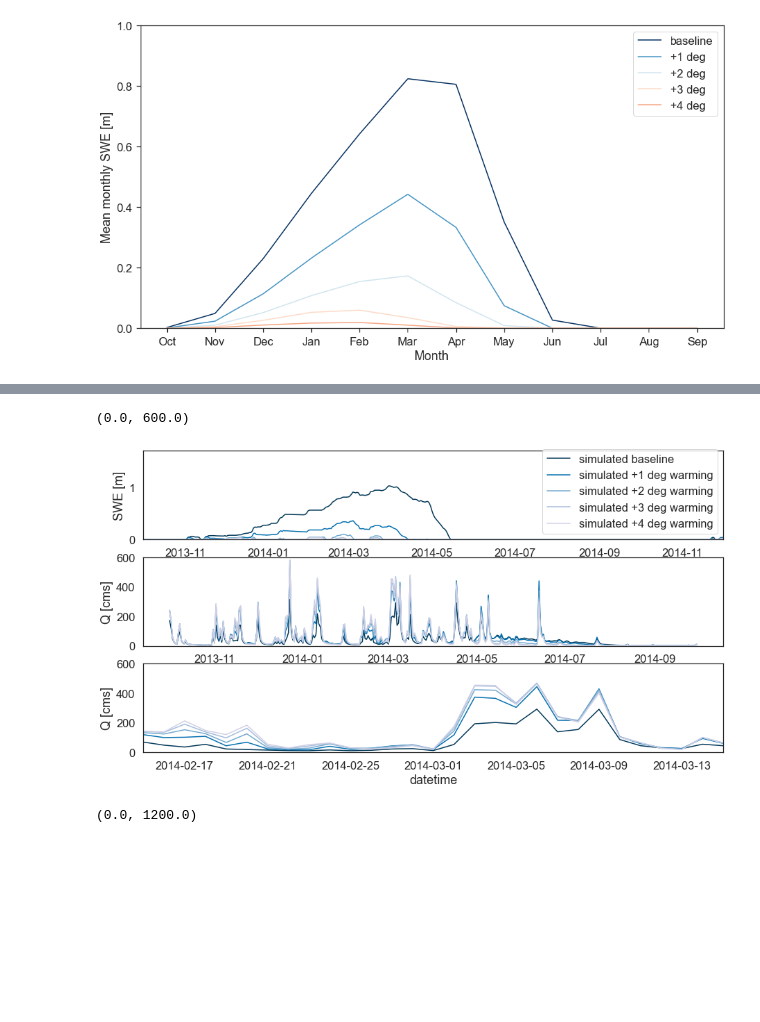
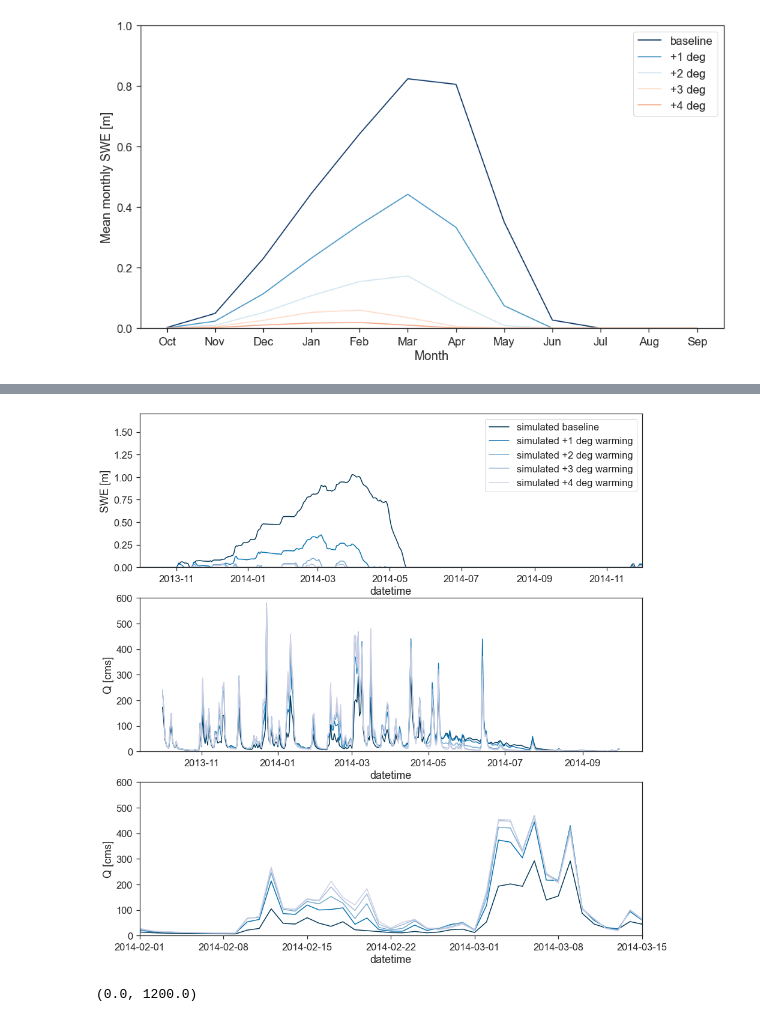
Before and after one commit to NCristea/Snow_SCL, a Jupyter notebook: plots_for_manuscript_final.ipynb, the cells around one changed output, grey strips where cells are left out. Drawn from its saved outputs; the diff is of its cells as text; code cells hidden in the pictures; blank space fills up the shorter version.

Commit message:
fixed some plotting code for manuscript

```diff
--- a/plots_for_manuscript_final.ipynb
+++ b/plots_for_manuscript_final.ipynb
@@ -311,7 +311,7 @@ period_all_model_monthly_mean_plot_4deg
 | 10 | 0.080444 | 0.000000 | 17.972117 | 23.728722 | 12.737410 | 0.108439 | 67.472578 | 49.258668 | 57.326309 | ... |
 | 11 | 0.209622 | 0.000000 | 14.397609 | 19.517752 | 10.148656 | 0.261714 | 60.163186 | 45.734357 | 51.820186 | ... |
 # %%
-f, axes = plt.subplots(3, 1, figsize=(15, 8))
+f, axes = plt.subplots(3, 1, figsize=(15, 16))
 # https://gist.github.com/hbristow/f48b0d1e15d8cf67789a
 #sns.color_palette("ch:s=.25,rot=-.25", as_cmap=True)
 # ----------------------------------------------------------------------------
@@ -320,7 +320,7 @@ f, axes = plt.subplots(3, 1, figsize=(15, 8))
 sns.set_context("paper")
 sns.set(font_scale=1.5)
 sns.set_style("whitegrid")
-sns.set_style("ticks")
+
 
 blue    = ['#023858', '#045a8d', '#0570b0', '#3690c0', '#74a9cf', '#a6bddb', '#d0d1e6', '#ece7f2', '#fff7fb']
 
@@ -337,37 +337,36 @@ axes[0].set_ylabel('SWE [m]')
 
 wy = '2014'
 #sns.lineplot(x='datetime', y = 'Q_cms', label = 'observed', data = flow_obs_by_wy.get_group('2008'), ax=axes[1])
 sns.lineplot(x='datetime', y = 'Q_cms', data = flow_model_prism_delta_05_by_wy.get_group(wy), ax=axes[1], color = blue[0])
 sns.lineplot(x='datetime', y = 'Q_cms', data = flow_model_prism_delta_05_1deg_by_wy.get_group(wy), ax=axes[1], color = blue[2])
 sns.lineplot(x='datetime', y = 'Q_cms', data = flow_model_prism_delta_05_2deg_by_wy.get_group(wy), ax=axes[1], color = blue[4])
 sns.lineplot(x='datetime', y = 'Q_cms', data = flow_model_prism_delta_05_3deg_by_wy.get_group(wy), ax=axes[1], color = blue[5])
 sns.lineplot(x='datetime', y = 'Q_cms', data = flow_model_prism_delta_05_4deg_by_wy.get_group(wy), ax=axes[1], color = blue[6])
 
 axes[1].set_ylabel('Q [cms]')
 axes[1].set_ylim([0, 600])
 axes[0].set_xlim([datetime(2013, 10, 1), datetime(2014, 12, 1)])
 
 wy = '2014'
 #sns.lineplot(x='datetime', y = 'Q_cms', label = 'observed', data = flow_obs_by_wy.get_group('2008'), ax=axes[1])
 sns.lineplot(x='datetime', y = 'Q_cms', data = flow_model_prism_delta_05_by_wy.get_group(wy), ax=axes[2], color = blue[0])
 sns.lineplot(x='datetime', y = 'Q_cms', data = flow_model_prism_delta_05_1deg_by_wy.get_group(wy), ax=axes[2], color = blue[2])
 sns.lineplot(x='datetime', y = 'Q_cms', data = flow_model_prism_delta_05_2deg_by_wy.get_group(wy), ax=axes[2], color = blue[4])
 sns.lineplot(x='datetime', y = 'Q_cms', data = flow_model_prism_delta_05_3deg_by_wy.get_group(wy), ax=axes[2], color = blue[5])
 sns.lineplot(x='datetime', y = 'Q_cms', data = flow_model_prism_delta_05_4deg_by_wy.get_group(wy), ax=axes[2], color = blue[6])
 
 #axes[2].set_xlim([datetime(2014, 3, 1), datetime(2014, 3, 15)])
-axes[2].set_xlim([datetime(2014, 2, 15), datetime(2014, 3, 15)])
+axes[2].set_xlim([datetime(2014, 2, 1), datetime(2014, 3, 15)])
 axes[2].set_ylabel('Q [cms]')
 axes[2].set_ylim([0, 600])
 
 
-
+sns.set_style("ticks")
 
 
 #plt.style.use('seaborn-paper')
 # %% [output]
-(0.0, 600.0)
-[figure, old version]
+[figure, new version]
 # %%
 f, axes = plt.subplots(6, 1, figsize=(10, 20))
 # https://gist.github.com/hbristow/f48b0d1e15d8cf67789a
```
